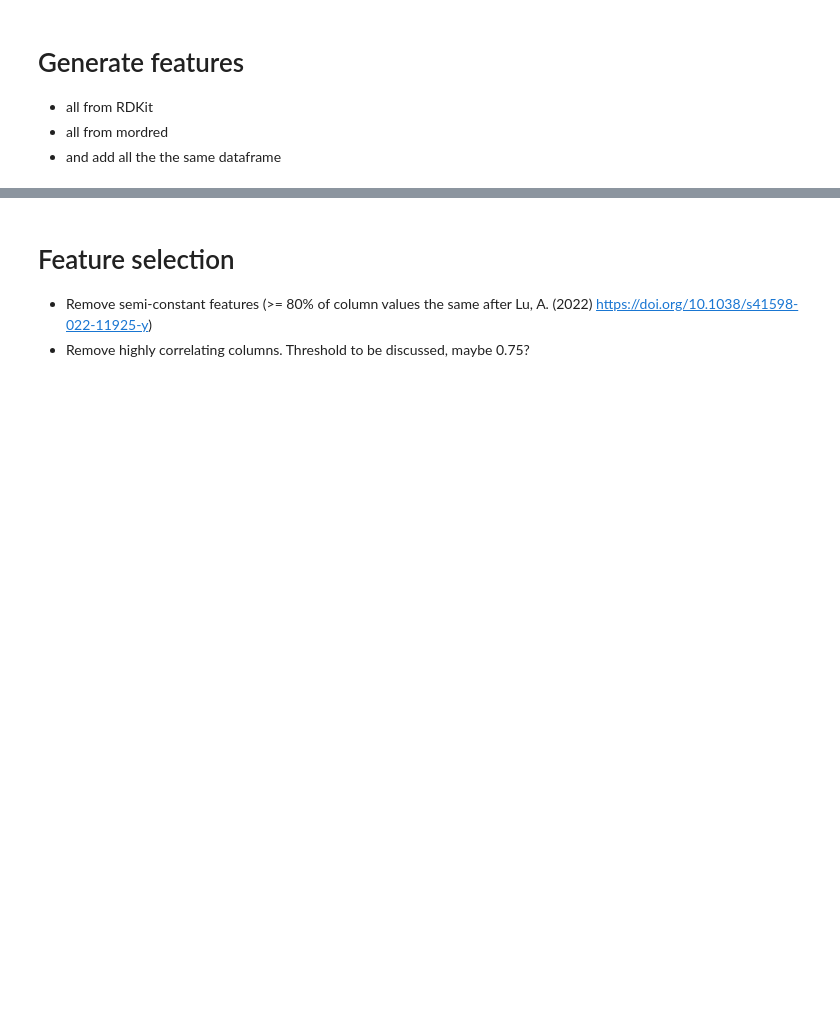
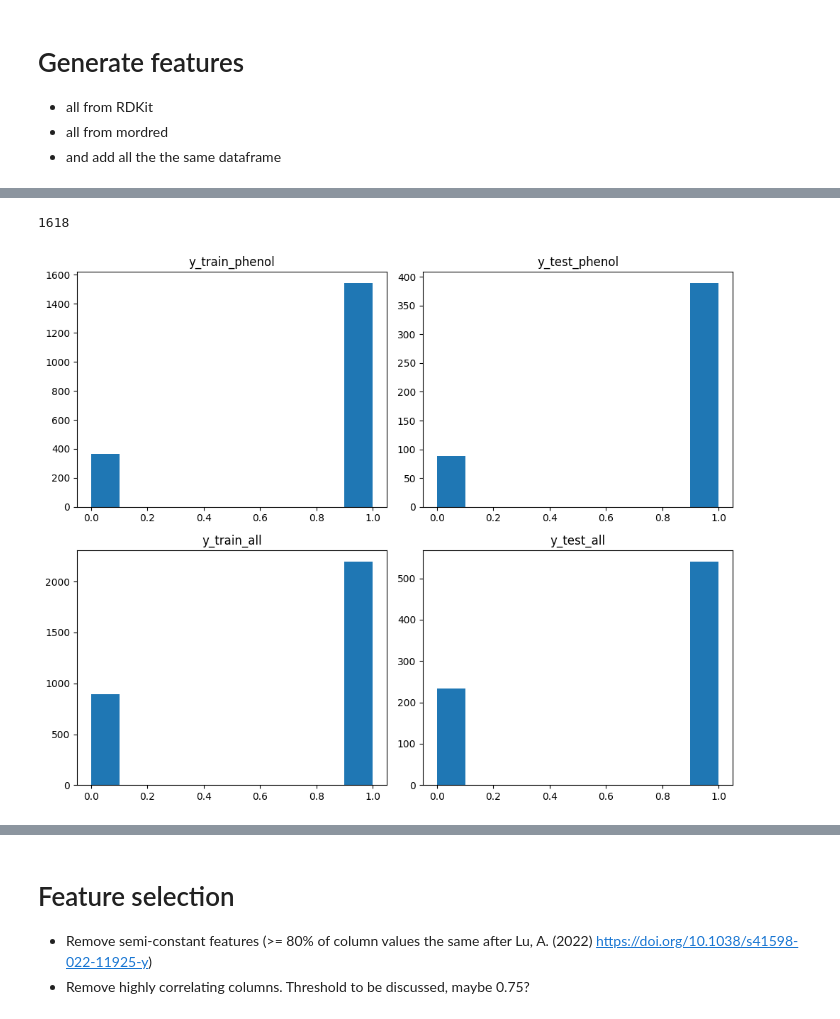
Before and after one commit to ManuelOtt-code/Project-DC, a Jupyter notebook: GenerateAndSelectFeatures.ipynb, the cells around one changed output, grey strips where cells are left out. Drawn from its saved outputs; the diff is of its cells as text; code cells hidden in the pictures; blank space fills up the shorter version.

Commit message:
Correct feature selections and descriptor calculations

```diff
--- a/GenerateAndSelectFeatures.ipynb
+++ b/GenerateAndSelectFeatures.ipynb
@@ -278,0 +297,46 @@ df_mordred.head()
+# %%
+#perform train_test_split with 0.8
+from sklearn.model_selection import train_test_split
+df_mordred.columns = df_mordred.columns.astype(str) #convert to string
+
+y_all = df_mordred["active"]
+X_all = df_mordred.drop(["pIC50", "active", "is_phenol", "features", "canonical_Smiles"], axis=1)
+
+X_train_all, X_test_all, y_train_all, y_test_all = train_test_split(
+    X_all, y_all, train_size=0.8, random_state=42
+)
+print(len(df_mordred.columns))
+# %% [output]
+1618
+# %%
+#perform train_test_split with 0.8
+from sklearn.model_selection import train_test_split
+df_mordred_phenol = df_mordred[df_mordred["is_phenol"] == 1]
+y_mordred_phenol = df_mordred_phenol["active"]
+X_mordred_phenol = df_mordred_phenol.drop(["pIC50", "active", "is_phenol", "features", "canonical_Smiles"], axis=1)
+
+X_train_phenol, X_test_phenol, y_train_phenol, y_test_phenol = train_test_split(
+    X_mordred_phenol, y_mordred_phenol, train_size=0.8, random_state=42
+)
+# %%
+fig, axes = plt.subplots(2, 2, figsize=(10, 8))
+
+axes[0, 0].hist(y_train_phenol)
+axes[0, 0].set_title("y_train_phenol")
+
+# Top-right
+axes[0, 1].hist(y_test_phenol)
+axes[0, 1].set_title("y_test_phenol")
+
+# Bottom-left
+axes[1, 0].hist(y_train_all)
+axes[1, 0].set_title("y_train_all")
+
+# Bottom-right
+axes[1, 1].hist(y_test_all)
+axes[1, 1].set_title("y_test_all")
+
+plt.tight_layout()
+plt.show()
+# %% [output]
+[figure, added]
```
Also changed, not shown: parts of 14 cells of this notebook.
